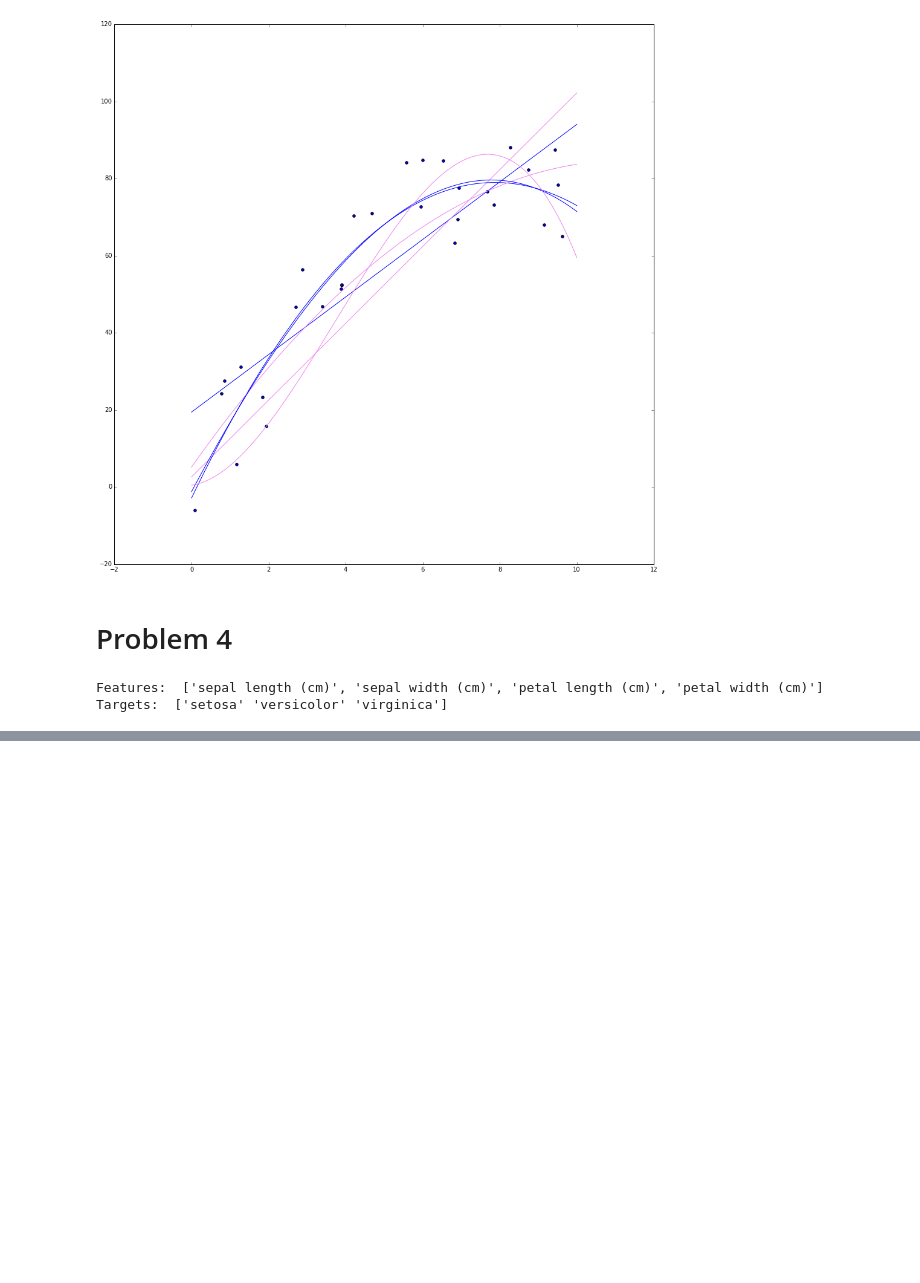
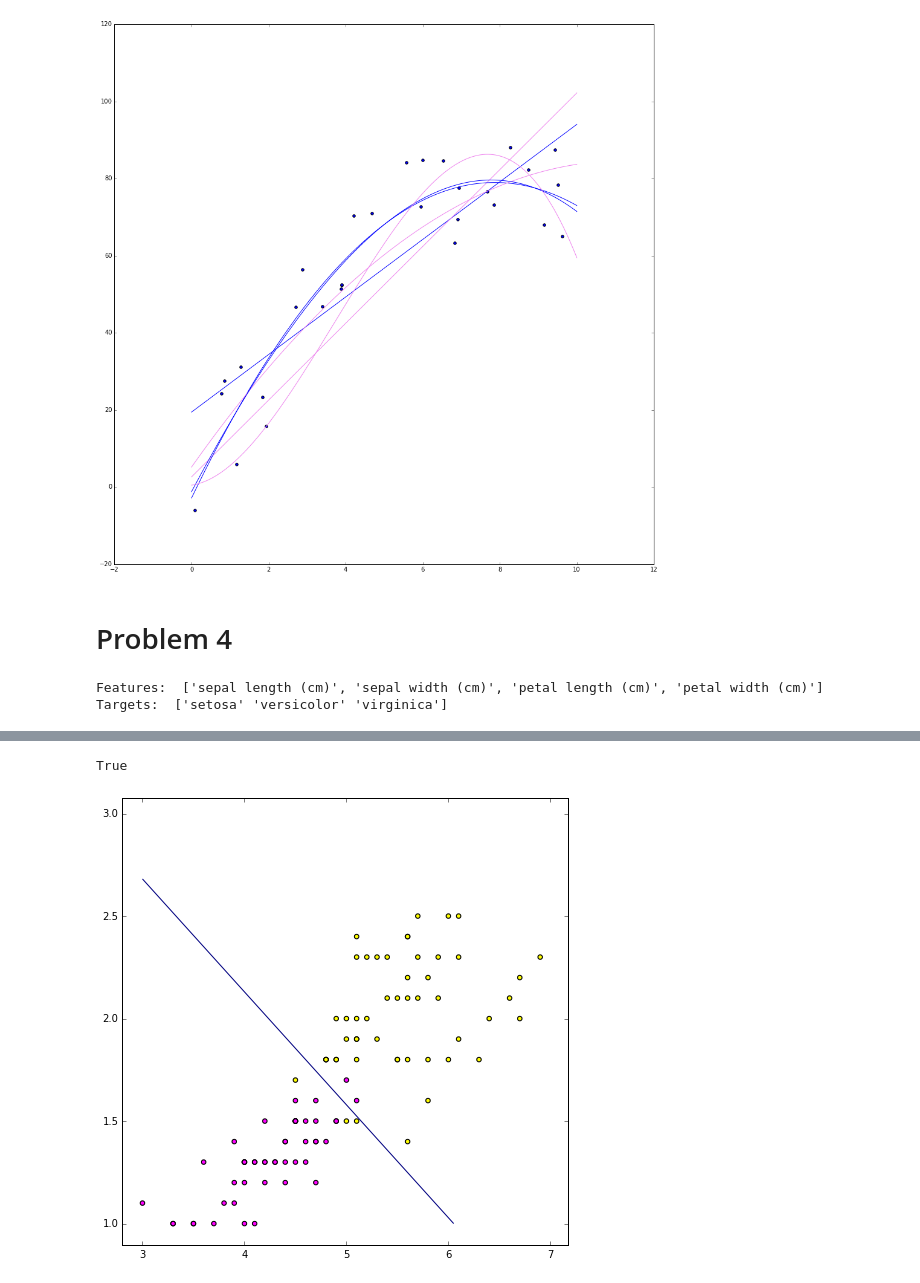
Before and after one commit to ciechowoj/nn_assignments, a Jupyter notebook: assignment2/starter_code.ipynb, the cells around one changed output, grey strips where cells are left out. Drawn from its saved outputs; the diff is of its cells as text; code cells hidden in the pictures; blank space fills up the shorter version.

```diff
--- a/assignment2/starter_code.ipynb
+++ b/assignment2/starter_code.ipynb
@@ -446,4 +440,13 @@ ylabel('petal_width')
 # %%
+
+#Extract the petal_length and petal_width of versicolors and virginicas
+
+IrisX = np.vstack([np.ones_like(petal_length), petal_length, petal_width])
+IrisX = IrisX[:, iris.target!=0]
+
+# Set versicolor=0 and virginia=1
+IrisY = (iris.target[iris.target!=0]-1).reshape(1,-1).astype(np.float64)
+
 class LogisticRegressionCost(object):
     def __init__(self, X, Y):
         self.X = X
@@ -464,9 +467,11 @@ class LogisticRegressionCost(object):
         # Properly implemented, this takes about 3 lines of code!
         #
 
-        nll = TODO
+        hTheta = sigma(dot(ThetaR.T, X))
 
-        grad = TODO
+        nll = - numpy.sum(Y * numpy.log(hTheta) + (1 - Y) * numpy.log(1 - hTheta))
+
+        grad = dot(X, (hTheta - Y).T)
 
         #reshape gard into the shape of Theta, for fmin_l_bfsgb to work
         return nll, grad.reshape(Theta.shape)
@@ -485,7 +490,7 @@ check_gradient(iris_log_reg, Theta0)
 # Call a solver
 #
 
-ThetaOpt = GD(iris_log_reg, Theta0, alpha=TODO)[0]
+ThetaOpt = scipy.optimize.fmin_l_bfgs_b(iris_log_reg, Theta0)[0]
 
 #
 # TODO: also tru f_min_lbfsgb??
@@ -497,3 +502,21 @@ check_gradient(iris_log_reg, ThetaOpt)
 #
 # Now plot the found separation line
 #
+# %% [output]
+True
+# %%
+
+
+scatter(IrisX[1,:], IrisX[2,:], c=IrisY.ravel(), cmap='spring')
+
+delta = 0.025
+X = np.arange(3.0, 7.0, delta)
+Y = np.arange(1.0, 3.0, delta)
+
+X, Y = np.meshgrid(X, Y)
+
+Z = numpy.array([ sigma(ThetaOpt[0] + ThetaOpt[1] * x + ThetaOpt[2] * y) for x, y in zip(X, Y)  ])
+
+CS = plt.contour(X, Y, Z, [0.5])
+# %% [output]
+[figure, added]
```
Also changed, not shown: parts of 3 cells of this notebook.
